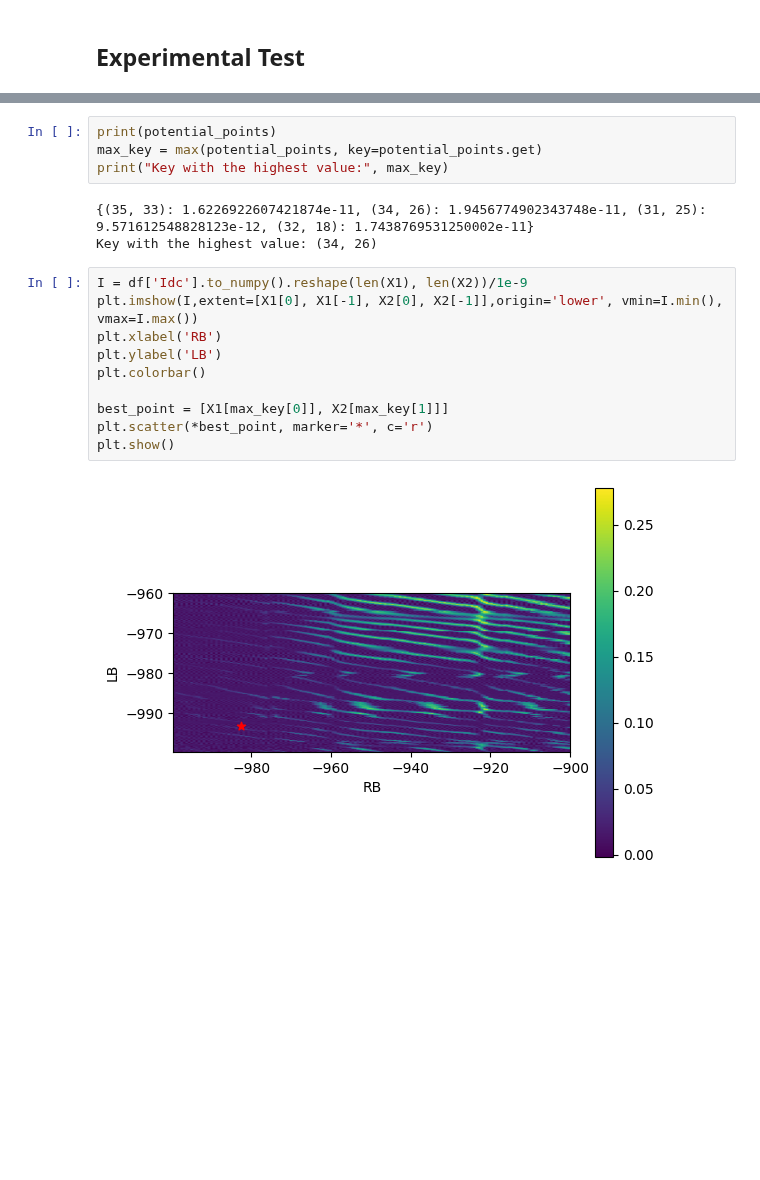
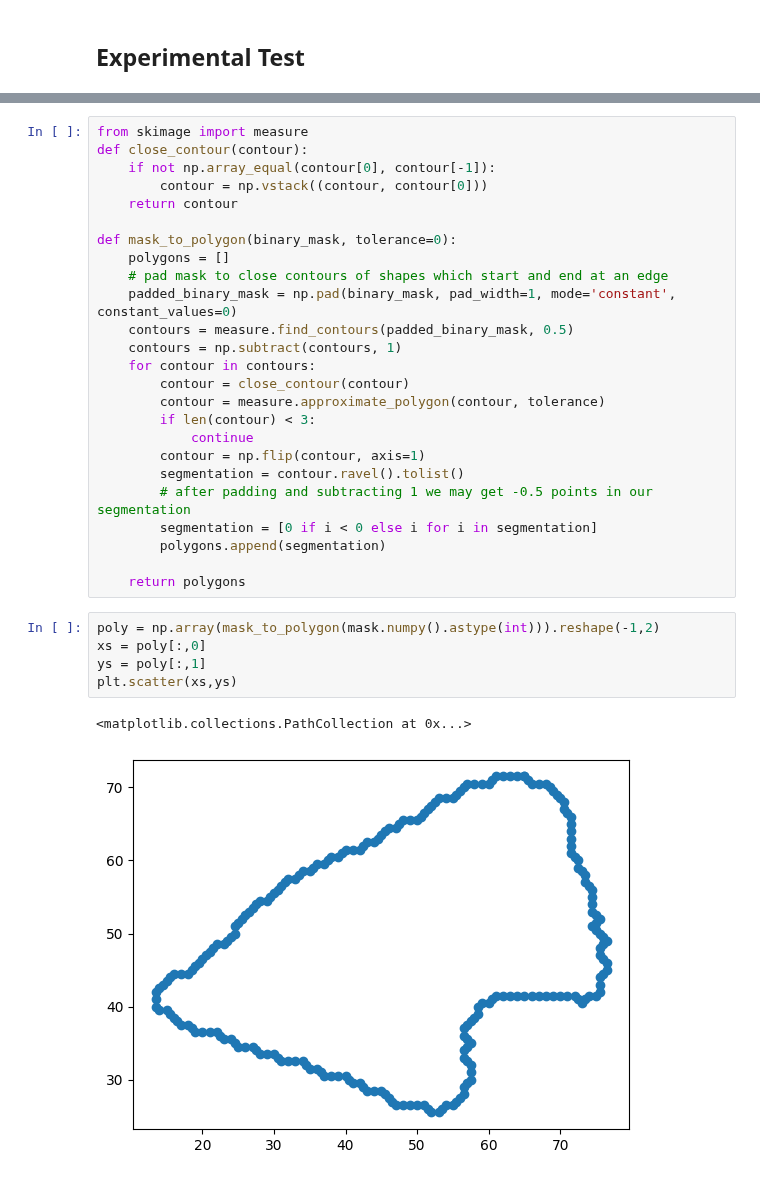
Before and after one commit to mainCSG/QuantumDotControl, a Jupyter notebook: autotuning/fine_tuning/src/inference_model.ipynb, the cells around one changed output, grey strips where cells are left out. Cells and saved outputs as stored; diff of their text form; blank space fills up the shorter version.

```diff
--- a/autotuning/fine_tuning/src/inference_model.ipynb
+++ b/autotuning/fine_tuning/src/inference_model.ipynb
@@ -558,19 +281,33 @@ for a in ax:
-# %%
-print(potential_points)
-max_key = max(potential_points, key=potential_points.get)
-print("Key with the highest value:", max_key)
-# %% [output]
-{(35, 33): 1.6226922607421874e-11, (34, 26): 1.9456774902343748e-11, (31, 25): 9.571612548828123e-12, (32, 18): 1.7438769531250002e-11}
-Key with the highest value: (34, 26)
-# %%
-I = df['Idc'].to_numpy().reshape(len(X1), len(X2))/1e-9
-plt.imshow(I,extent=[X1[0], X1[-1], X2[0], X2[-1]],origin='lower', vmin=I.min(), vmax=I.max())
-plt.xlabel('RB')
-plt.ylabel('LB')
-plt.colorbar()
-
-best_point = [X1[max_key[0]], X2[max_key[1]]]
-plt.scatter(*best_point, marker='*', c='r')
-plt.show()
-# %% [output]
-[figure, removed]
+# %%
+from skimage import measure
+def close_contour(contour):
+    if not np.array_equal(contour[0], contour[-1]):
+        contour = np.vstack((contour, contour[0]))
+    return contour
+
+def mask_to_polygon(binary_mask, tolerance=0):
+    polygons = []
+    # pad mask to close contours of shapes which start and end at an edge
+    padded_binary_mask = np.pad(binary_mask, pad_width=1, mode='constant', constant_values=0)
+    contours = measure.find_contours(padded_binary_mask, 0.5)
+    contours = np.subtract(contours, 1)
+    for contour in contours:
+        contour = close_contour(contour)
+        contour = measure.approximate_polygon(contour, tolerance)
+        if len(contour) < 3:
+            continue
+        contour = np.flip(contour, axis=1)
+        segmentation = contour.ravel().tolist()
+        # after padding and subtracting 1 we may get -0.5 points in our segmentation
+        segmentation = [0 if i < 0 else i for i in segmentation]
+        polygons.append(segmentation)
+
+    return polygons
+# %%
+poly = np.array(mask_to_polygon(mask.numpy().astype(int))).reshape(-1,2)
+xs = poly[:,0]
+ys = poly[:,1]
+plt.scatter(xs,ys)
+# %% [output]
+<matplotlib.collections.PathCollection at 0x...>
+[figure, added]
```
Also changed, not shown: parts of 21 cells of this notebook, 3 other files.
